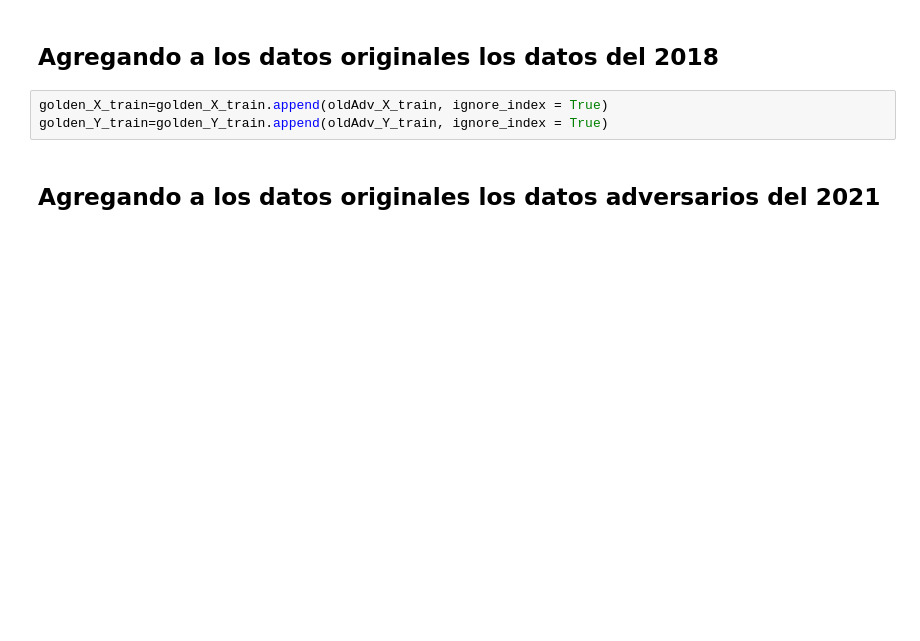
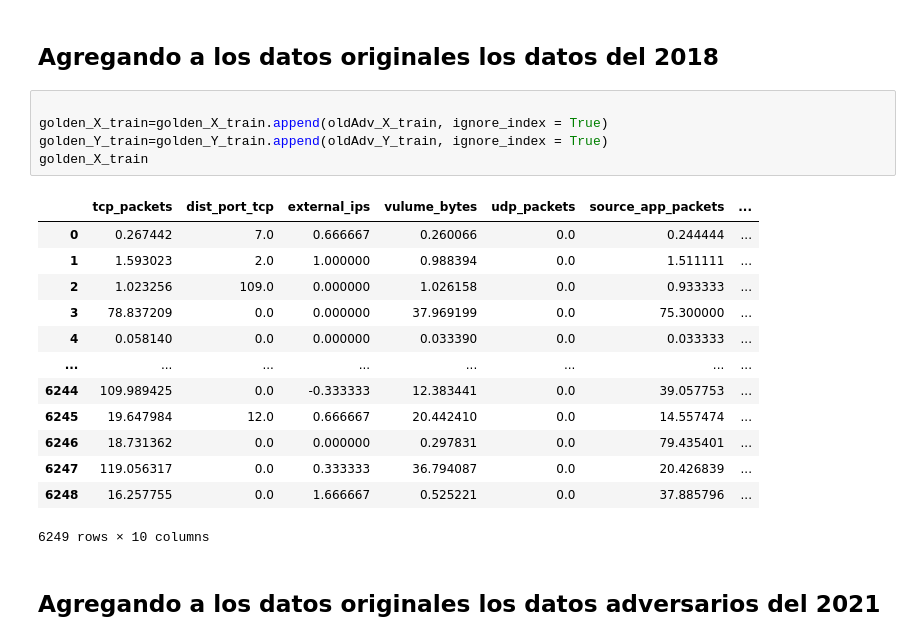
Before and after one commit to DHuertasTR/SecureLearningDRL, a Jupyter notebook: code 2021/Adversarial_training.ipynb, the cells around one changed output. Drawn from its saved outputs; the diff is of its cells as text; blank space fills up the shorter version.

```diff
--- a/code 2021/Adversarial_training.ipynb
+++ b/code 2021/Adversarial_training.ipynb
@@ -114,8 +147,24 @@ golden_X_train.iloc[0:3,:]
 # %% [markdown]
 ## Agregando a los datos originales los datos del 2018
 # %%
+
 golden_X_train=golden_X_train.append(oldAdv_X_train, ignore_index = True)
 golden_Y_train=golden_Y_train.append(oldAdv_Y_train, ignore_index = True)
+golden_X_train
+# %% [output]
+|  | tcp_packets | dist_port_tcp | external_ips | vulume_bytes | udp_packets | source_app_packets | ... |
+| 0 | 0.267442 | 7.0 | 0.666667 | 0.260066 | 0.0 | 0.244444 | ... |
+| 1 | 1.593023 | 2.0 | 1.000000 | 0.988394 | 0.0 | 1.511111 | ... |
+| 2 | 1.023256 | 109.0 | 0.000000 | 1.026158 | 0.0 | 0.933333 | ... |
+| 3 | 78.837209 | 0.0 | 0.000000 | 37.969199 | 0.0 | 75.300000 | ... |
+| 4 | 0.058140 | 0.0 | 0.000000 | 0.033390 | 0.0 | 0.033333 | ... |
+| ... | ... | ... | ... | ... | ... | ... | ... |
+| 6244 | 109.989425 | 0.0 | -0.333333 | 12.383441 | 0.0 | 39.057753 | ... |
+| 6245 | 19.647984 | 12.0 | 0.666667 | 20.442410 | 0.0 | 14.557474 | ... |
+| 6246 | 18.731362 | 0.0 | 0.000000 | 0.297831 | 0.0 | 79.435401 | ... |
+| 6247 | 119.056317 | 0.0 | 0.333333 | 36.794087 | 0.0 | 20.426839 | ... |
+| 6248 | 16.257755 | 0.0 | 1.666667 | 0.525221 | 0.0 | 37.885796 | ... |
+6249 rows × 10 columns
 # %% [markdown]
 ## Agregando a los datos originales los datos adversarios del 2021
 # %%
```
Also changed, not shown: parts of 11 cells of this notebook.
